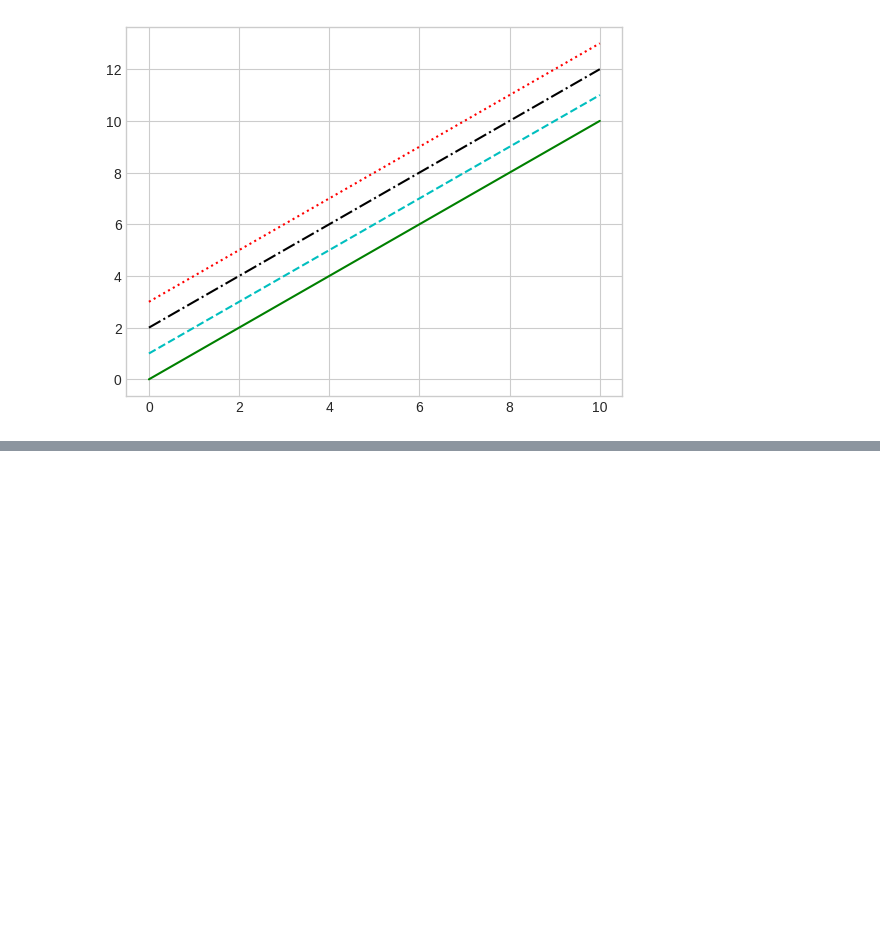
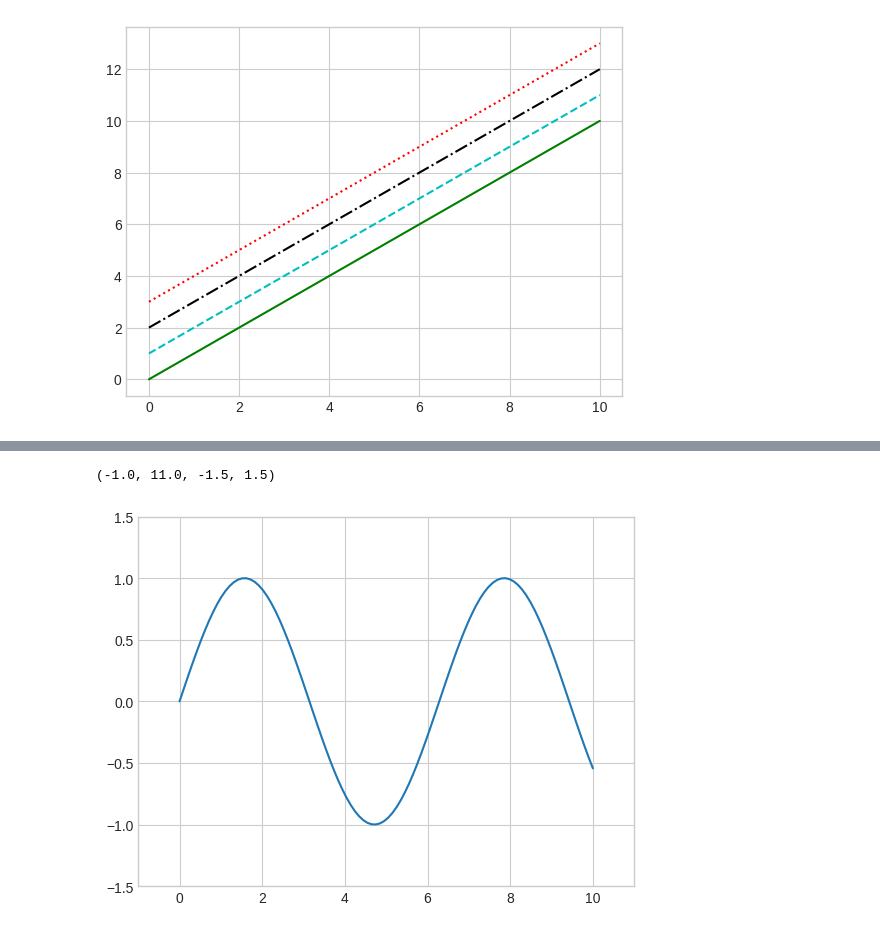
Before and after one commit to rdzjr1997/Handbook_Python_DS, a Jupyter notebook: Matplotlib_Code.ipynb, the cells around one changed output, grey strips where cells are left out. Drawn from its saved outputs; the diff is of its cells as text; code cells hidden in the pictures; blank space fills up the shorter version.

```diff
--- a/Matplotlib_Code.ipynb
+++ b/Matplotlib_Code.ipynb
@@ -161,0 +140,14 @@ array([ 0.        ,  0.1010101 ,  0.2020202 ,  0.3030303 ,  0.4040404 ,
+# %%
+# Axes limit
+
+plt.plot(x, np.sin(x))
+
+# First way for limits
+plt.xlim(-1, 11)
+plt.ylim(-1.5, 1.5)
+
+# Another method
+plt.axis([-1, 11, -1.5, 1.5])
+# %% [output]
+(-1.0, 11.0, -1.5, 1.5)
+[figure, added]
```
Also changed, not shown: parts of 6 cells of this notebook.
